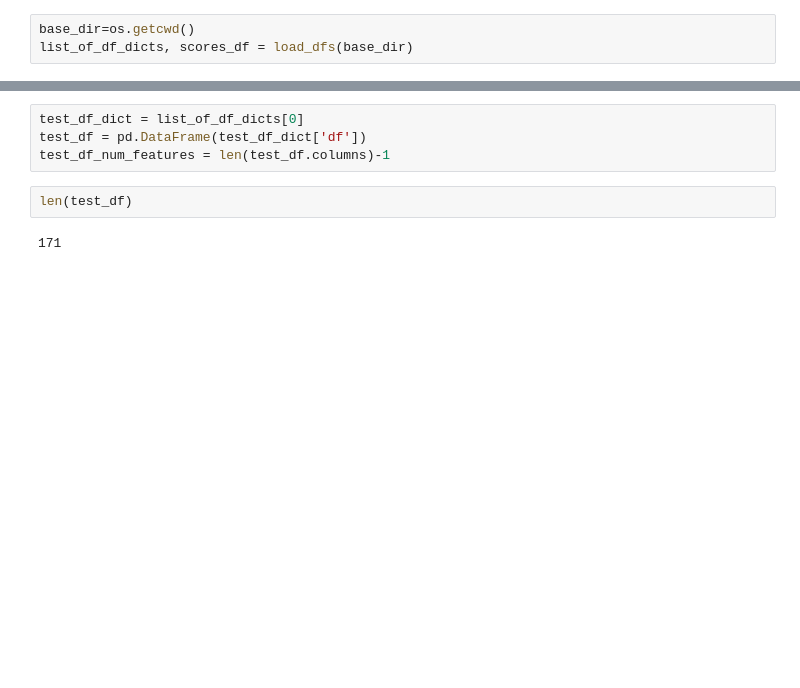
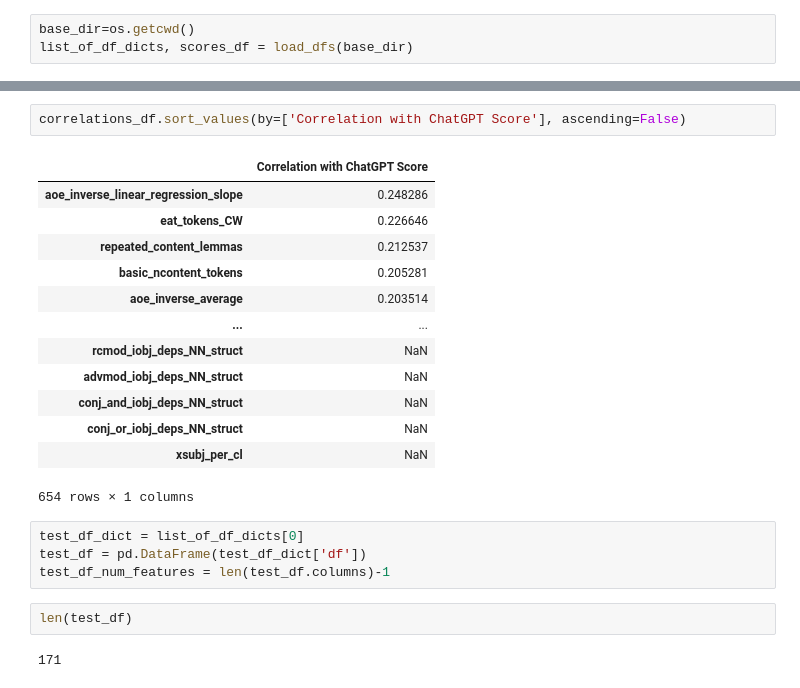
Before and after one commit to Darryl-Chamberlain-Jr/genAI_feedback_project, a Jupyter notebook: Linguistic Features Paper/dimensionality_reduction.ipynb, the cells around one changed output, grey strips where cells are left out. Saved outputs shown, nothing was run; the diff lists cells and outputs as text; blank space fills up the shorter version.

```diff
--- a/Linguistic Features Paper/dimensionality_reduction.ipynb
+++ b/Linguistic Features Paper/dimensionality_reduction.ipynb
@@ -90,3 +120,19 @@ list_of_df_dicts, scores_df = load_dfs(base_dir)
+# %%
+correlations_df.sort_values(by=['Correlation with ChatGPT Score'], ascending=False)
+# %% [output]
+|  | Correlation with ChatGPT Score |
+| aoe_inverse_linear_regression_slope | 0.248286 |
+| eat_tokens_CW | 0.226646 |
+| repeated_content_lemmas | 0.212537 |
+| basic_ncontent_tokens | 0.205281 |
+| aoe_inverse_average | 0.203514 |
+| ... | ... |
+| rcmod_iobj_deps_NN_struct | NaN |
+| advmod_iobj_deps_NN_struct | NaN |
+| conj_and_iobj_deps_NN_struct | NaN |
+| conj_or_iobj_deps_NN_struct | NaN |
+| xsubj_per_cl | NaN |
+654 rows × 1 columns
 # %%
 test_df_dict = list_of_df_dicts[0]
 test_df = pd.DataFrame(test_df_dict['df'])
```
Also changed, not shown: parts of 3 cells of this notebook, 3 other files.
